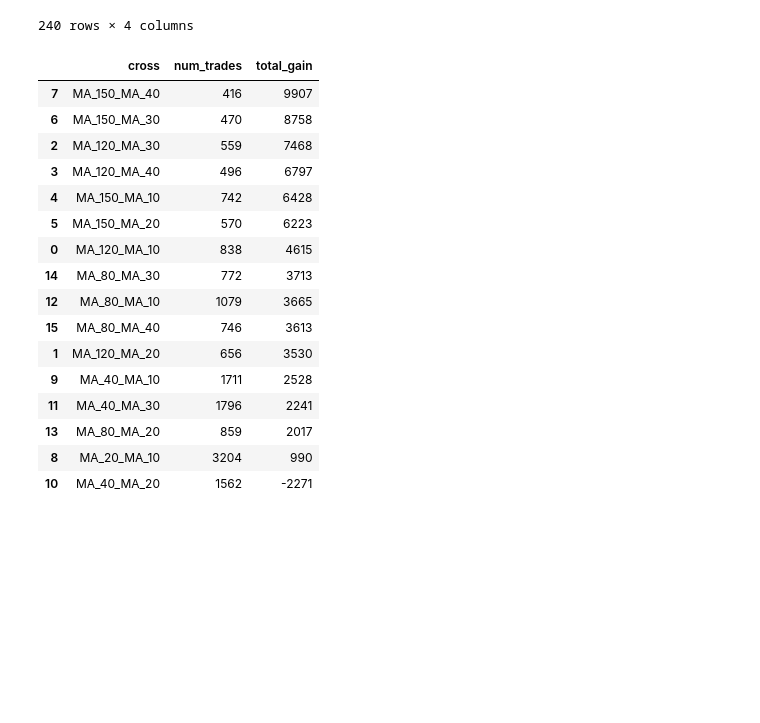
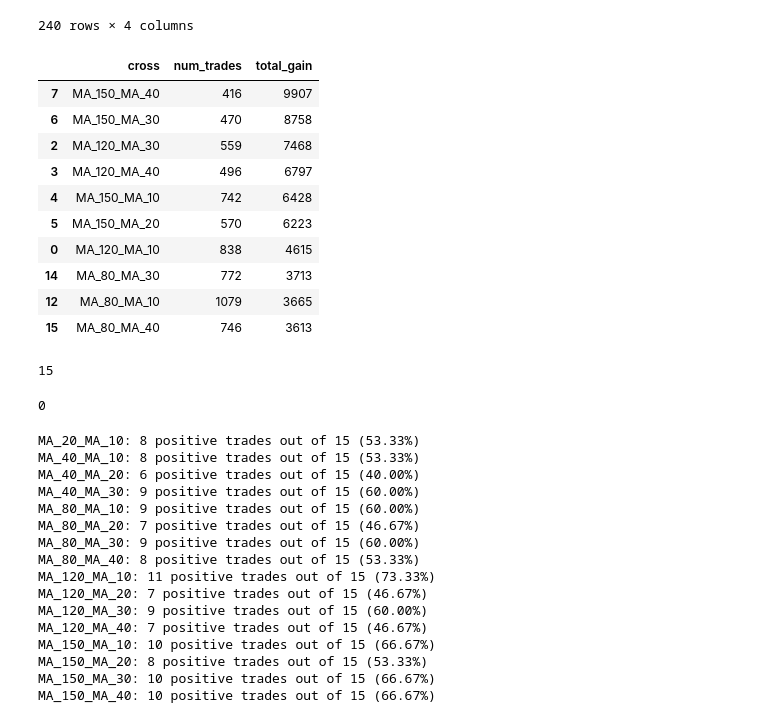
Before and after one commit to borasimsek/AlgoFxTrading, a Jupyter notebook: exploration/MA_cross.ipynb, the cells around one changed output. Cells and saved outputs as stored; diff of their text form; code cells hidden in the pictures; blank space fills up the shorter version.

```diff
--- a/exploration/MA_cross.ipynb
+++ b/exploration/MA_cross.ipynb
@@ -43,22 +46,21 @@ df_cross_summary
 # %%
 df_cross_gr = df_cross_summary.groupby("cross", as_index=False).sum(numeric_only=True)
 df_cross_gr.sort_values('total_gain', ascending=False, inplace=True)
-df_cross_gr
+df_cross_gr.head(10)
 # %% [output]
 |  | cross | num_trades | total_gain |
 | 7 | MA_150_MA_40 | 416 | 9907 |
 | 6 | MA_150_MA_30 | 470 | 8758 |
 | 2 | MA_120_MA_30 | 559 | 7468 |
 | 3 | MA_120_MA_40 | 496 | 6797 |
 | 4 | MA_150_MA_10 | 742 | 6428 |
 | 5 | MA_150_MA_20 | 570 | 6223 |
 | 0 | MA_120_MA_10 | 838 | 4615 |
 | 14 | MA_80_MA_30 | 772 | 3713 |
 | 12 | MA_80_MA_10 | 1079 | 3665 |
 | 15 | MA_80_MA_40 | 746 | 3613 |
-| 1 | MA_120_MA_20 | 656 | 3530 |
-| 9 | MA_40_MA_10 | 1711 | 2528 |
-| 11 | MA_40_MA_30 | 1796 | 2241 |
-| 13 | MA_80_MA_20 | 859 | 2017 |
-| 8 | MA_20_MA_10 | 3204 | 990 |
-| 10 | MA_40_MA_20 | 1562 | -2271 |
+# %%
+total_pairs = len(df_ma_res_h1.pair_name.unique())
+total_pairs
+# %% [output]
+15
@@ -64,0 +69,26 @@ df_cross_gr
+# %%
+temp[temp.total_gain > 0].shape[0]
+# %% [output]
+0
+# %%
+for c in df_ma_res_h1.cross.unique():
+    temp = df_ma_res_h1[df_ma_res_h1.cross == c]
+    pg = temp[temp.total_gain > 0].shape[0]
+    print(f"{c}: {pg} positive trades out of {temp.shape[0]} ({pg/temp.shape[0]*100:.2f}%)")
+# %% [output]
+MA_20_MA_10: 8 positive trades out of 15 (53.33%)
+MA_40_MA_10: 8 positive trades out of 15 (53.33%)
+MA_40_MA_20: 6 positive trades out of 15 (40.00%)
+MA_40_MA_30: 9 positive trades out of 15 (60.00%)
+MA_80_MA_10: 9 positive trades out of 15 (60.00%)
+MA_80_MA_20: 7 positive trades out of 15 (46.67%)
+MA_80_MA_30: 9 positive trades out of 15 (60.00%)
+MA_80_MA_40: 8 positive trades out of 15 (53.33%)
+MA_120_MA_10: 11 positive trades out of 15 (73.33%)
+MA_120_MA_20: 7 positive trades out of 15 (46.67%)
+MA_120_MA_30: 9 positive trades out of 15 (60.00%)
+MA_120_MA_40: 7 positive trades out of 15 (46.67%)
+MA_150_MA_10: 10 positive trades out of 15 (66.67%)
+MA_150_MA_20: 8 positive trades out of 15 (53.33%)
+MA_150_MA_30: 10 positive trades out of 15 (66.67%)
+MA_150_MA_40: 10 positive trades out of 15 (66.67%)
```
Also changed, not shown: parts of 27 cells of this notebook, 3 other files.
